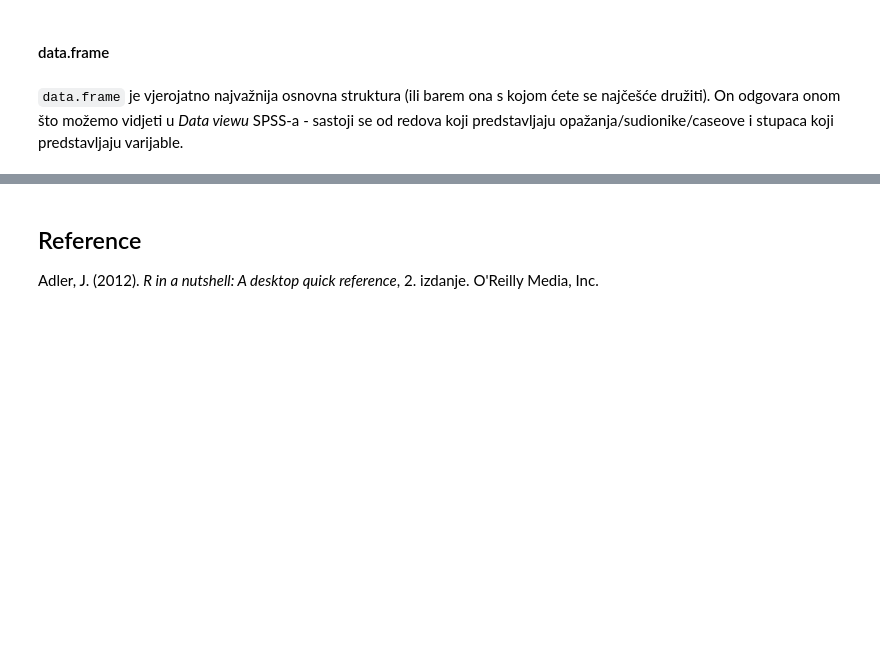
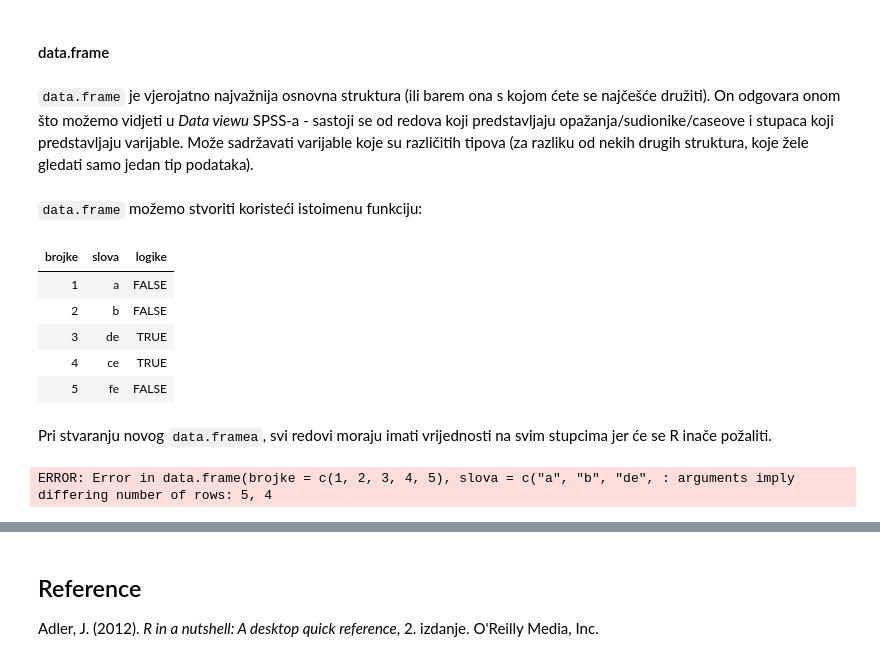
Before and after one commit to vdeni/rdionica, a Jupyter notebook: jupyter-notebook/r_uvod.ipynb, the cells around one changed output, grey strips where cells are left out. Drawn from its saved outputs; the diff is of its cells as text; code cells hidden in the pictures; blank space fills up the shorter version.

```diff
--- a/jupyter-notebook/r_uvod.ipynb
+++ b/jupyter-notebook/r_uvod.ipynb
@@ -333,4 +333,26 @@ is.character(c('vektor', 'od', '4', 'elementa'))
 # %% [markdown]
 #### data.frame
 # %% [markdown]
-`data.frame` je vjerojatno najvažnija osnovna struktura (ili barem ona s kojom ćete se najčešće družiti). On odgovara onom što možemo vidjeti u *Data viewu* SPSS-a - sastoji se od redova koji predstavljaju opažanja/sudionike/caseove i stupaca koji predstavljaju varijable.
+`data.frame` je vjerojatno najvažnija osnovna struktura (ili barem ona s kojom ćete se najčešće družiti). On odgovara onom što možemo vidjeti u *Data viewu* SPSS-a - sastoji se od redova koji predstavljaju opažanja/sudionike/caseove i stupaca koji predstavljaju varijable. Može sadržavati varijable koje su različitih tipova (za razliku od nekih drugih struktura, koje žele gledati samo jedan tip podataka).
+# %% [markdown]
+`data.frame` možemo stvoriti koristeći istoimenu funkciju:
+# %%
+data.frame('brojke' = c(1, 2, 3, 4, 5),
+           'slova' = c('a', 'b', 'de', 'ce', 'fe'),
+           'logike'= c(F, F, T, T, F))
+# %% [output]
+| brojke | slova | logike |
+| 1 | a | FALSE |
+| 2 | b | FALSE |
+| 3 | de | TRUE |
+| 4 | ce | TRUE |
+| 5 | fe | FALSE |
+# %% [markdown]
+Pri stvaranju novog `data.framea`, svi redovi moraju imati vrijednosti na svim stupcima jer će se R inače požaliti.
+# %%
+data.frame('brojke' = c(1, 2, 3, 4, 5),
+           'slova' = c('a', 'b', 'de', 'ce', 'fe'),
+           # maknuli smo zadnjji element (F) iz stupca 'logike'
+           'logike'= c(F, F, T, T))
+# %% [output]
+ERROR: Error in data.frame(brojke = c(1, 2, 3, 4, 5), slova = c("a", "b", "de", : arguments imply differing number of rows: 5, 4
```
Also changed, not shown: parts of 24 cells of this notebook.
